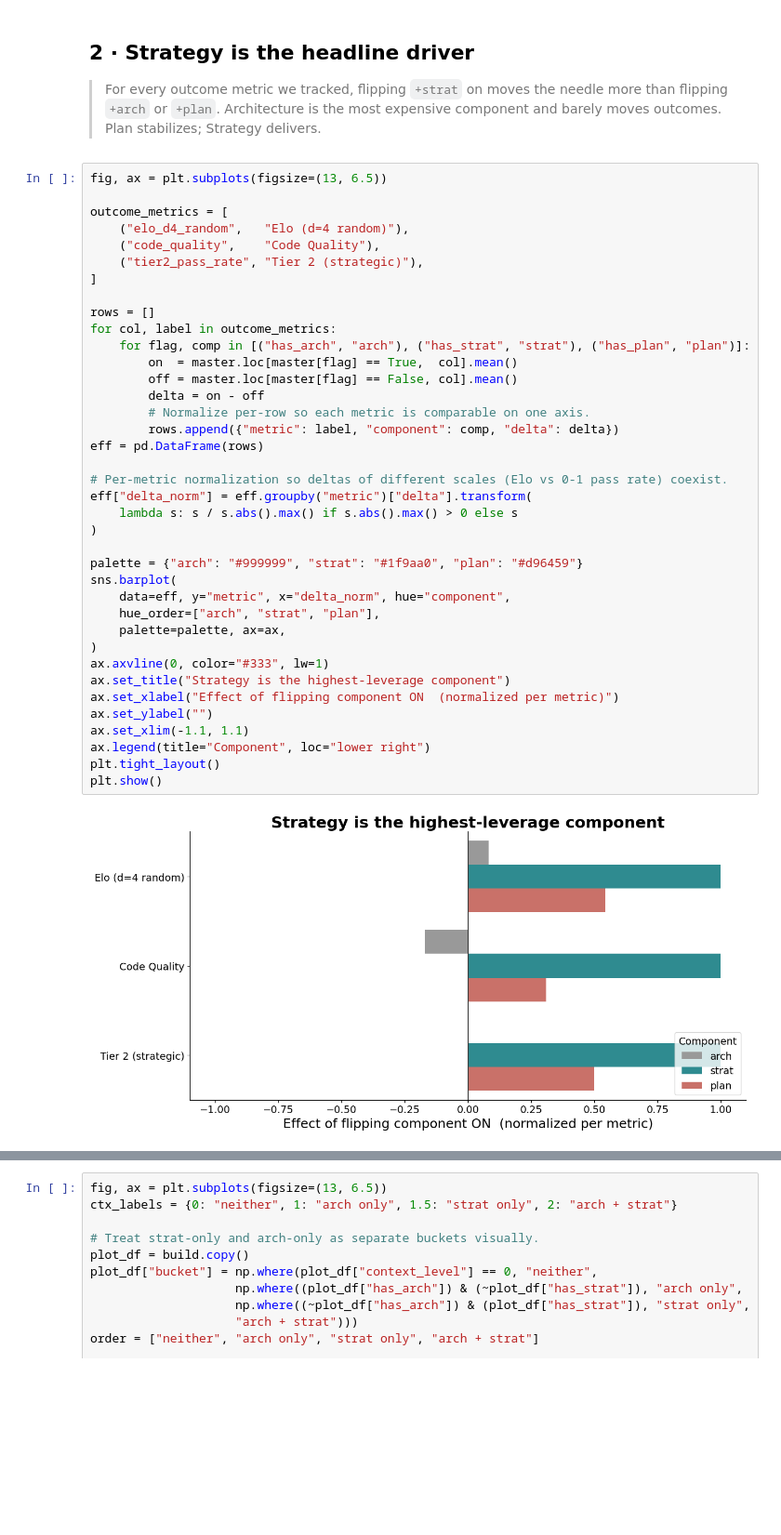
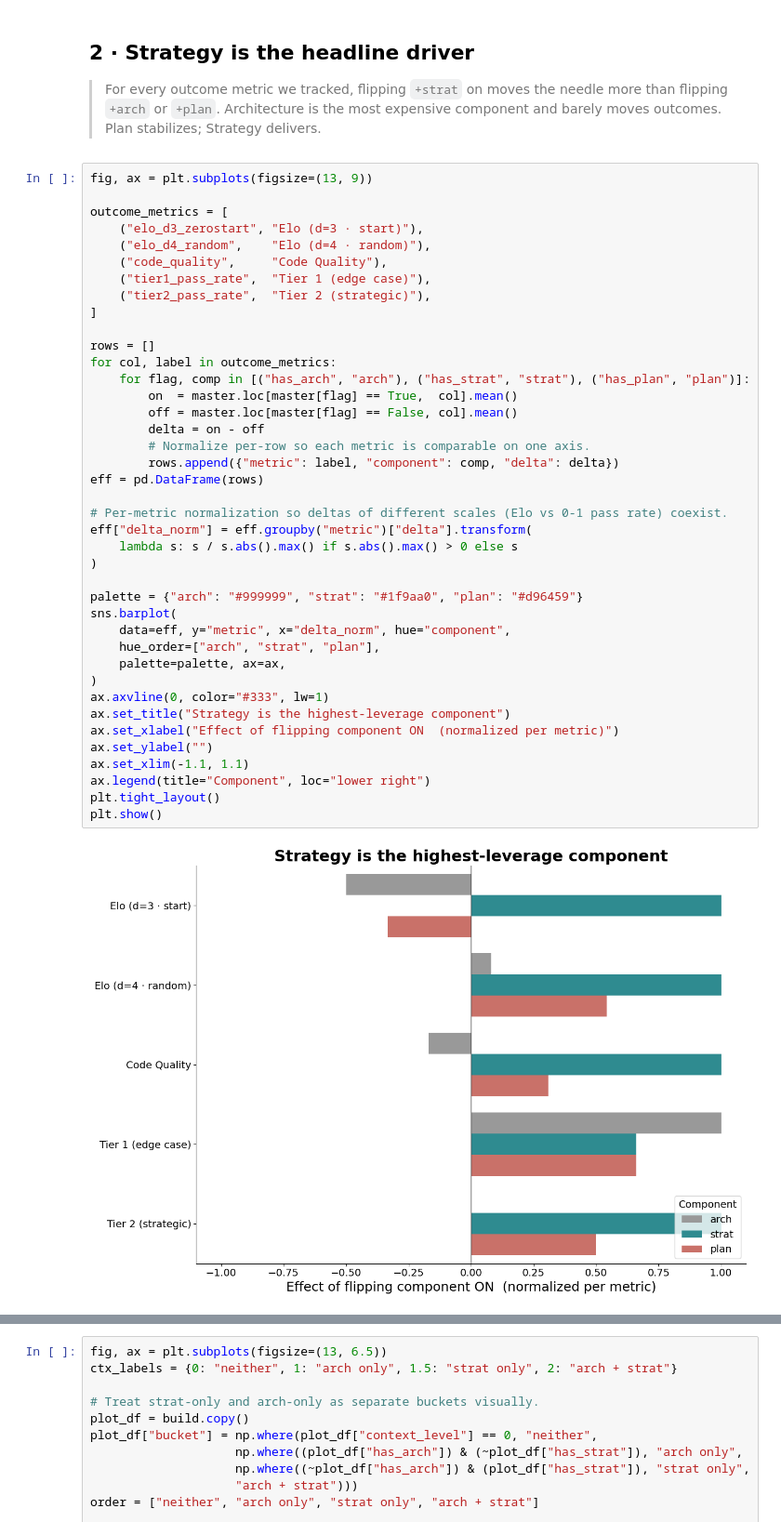
Before and after one commit to sbendre06/chess-engine-cubist, a Jupyter notebook: notebooks/presentation_companion.ipynb, the cells around one changed output, grey strips where cells are left out. Shown at 93% size. Saved outputs shown, nothing was run; the diff lists cells and outputs as text; blank space fills up the shorter version.

```diff
--- a/notebooks/presentation_companion.ipynb
+++ b/notebooks/presentation_companion.ipynb
@@ -242,42 +242,44 @@ master_summary.csv → 10 rows × 30 cols
 > more than flipping `+arch` or `+plan`. Architecture is the most expensive
 > component and barely moves outcomes. Plan stabilizes; Strategy delivers.
 # %%
-fig, ax = plt.subplots(figsize=(13, 6.5))
+fig, ax = plt.subplots(figsize=(13, 9))
 
 outcome_metrics = [
-    ("elo_d4_random",   "Elo (d=4 random)"),
-    ("code_quality",    "Code Quality"),
-    ("tier2_pass_rate", "Tier 2 (strategic)"),
+    ("elo_d3_zerostart", "Elo (d=3 · start)"),
+    ("elo_d4_random",    "Elo (d=4 · random)"),
+    ("code_quality",     "Code Quality"),
+    ("tier1_pass_rate",  "Tier 1 (edge case)"),
+    ("tier2_pass_rate",  "Tier 2 (strategic)"),
 ]
 
 rows = []
 for col, label in outcome_metrics:
     for flag, comp in [("has_arch", "arch"), ("has_strat", "strat"), ("has_plan", "plan")]:
         on  = master.loc[master[flag] == True,  col].mean()
         off = master.loc[master[flag] == False, col].mean()
         delta = on - off
         # Normalize per-row so each metric is comparable on one axis.
         rows.append({"metric": label, "component": comp, "delta": delta})
 eff = pd.DataFrame(rows)
 
 # Per-metric normalization so deltas of different scales (Elo vs 0-1 pass rate) coexist.
 eff["delta_norm"] = eff.groupby("metric")["delta"].transform(
     lambda s: s / s.abs().max() if s.abs().max() > 0 else s
 )
 
 palette = {"arch": "#999999", "strat": "#1f9aa0", "plan": "#d96459"}
 sns.barplot(
     data=eff, y="metric", x="delta_norm", hue="component",
     hue_order=["arch", "strat", "plan"],
     palette=palette, ax=ax,
 )
 ax.axvline(0, color="#333", lw=1)
 ax.set_title("Strategy is the highest-leverage component")
 ax.set_xlabel("Effect of flipping component ON  (normalized per metric)")
 ax.set_ylabel("")
 ax.set_xlim(-1.1, 1.1)
 ax.legend(title="Component", loc="lower right")
 plt.tight_layout()
 plt.show()
 # %% [output]
-[figure, old version]
+[figure, new version]
```
Also changed, not shown: parts of 9 cells of this notebook, 2 other files.
